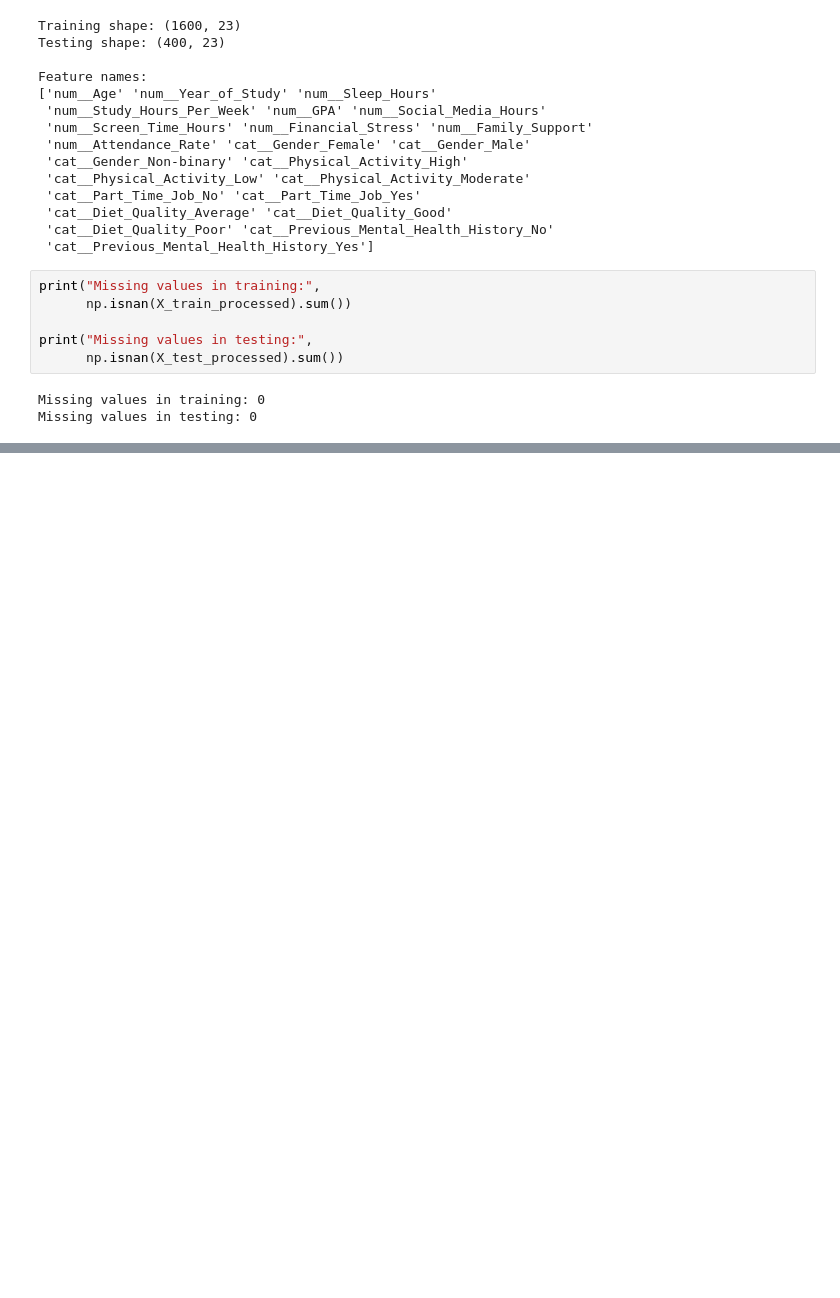
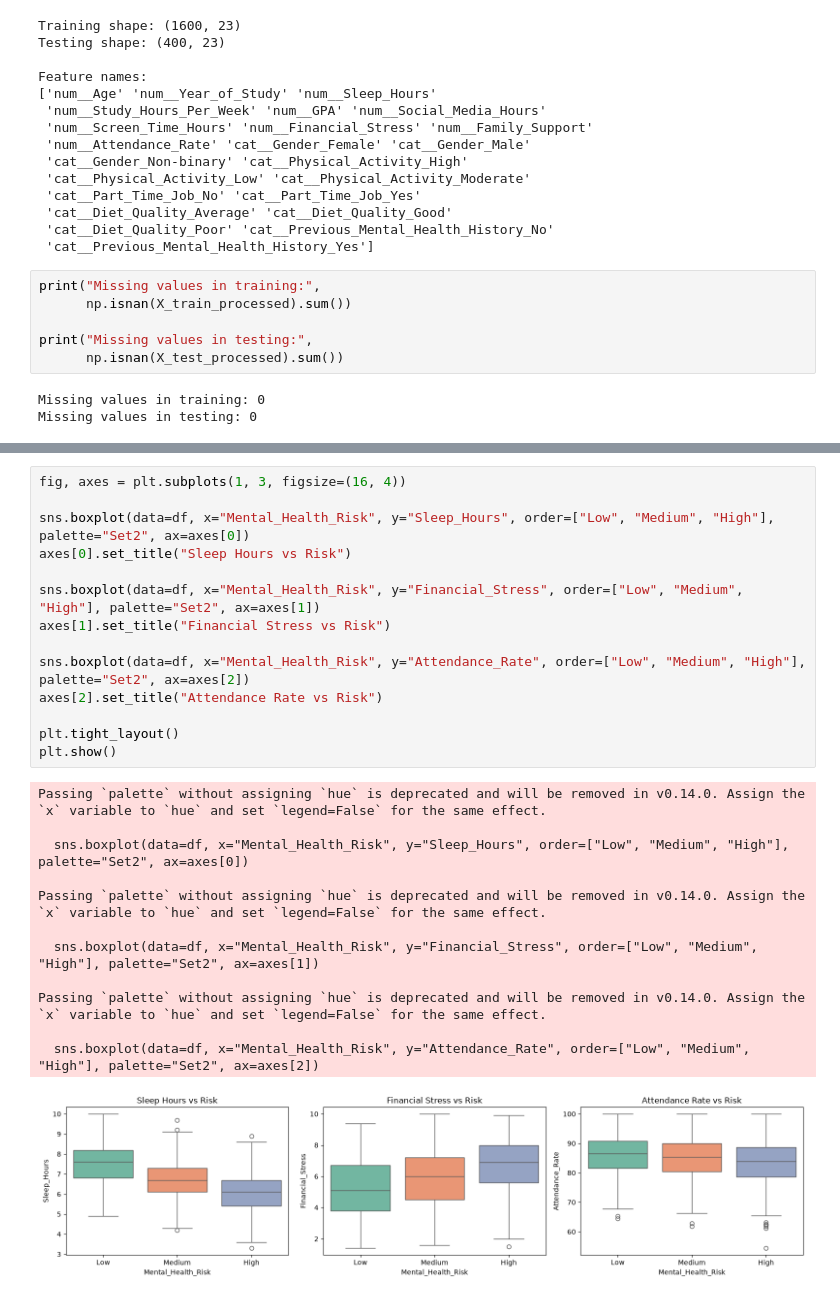
Before and after one commit to Othmanehaiba/Mental_Health, a Jupyter notebook: notebooks/01_eda_and_audit.ipynb, the cells around one changed output, grey strips where cells are left out. Cells and saved outputs as stored; diff of their text form; blank space fills up the shorter version.

```diff
--- a/notebooks/01_eda_and_audit.ipynb
+++ b/notebooks/01_eda_and_audit.ipynb
@@ -412,0 +443,27 @@ Missing values in testing: 0
+# %%
+fig, axes = plt.subplots(1, 3, figsize=(16, 4))
+
+sns.boxplot(data=df, x="Mental_Health_Risk", y="Sleep_Hours", order=["Low", "Medium", "High"], palette="Set2", ax=axes[0])
+axes[0].set_title("Sleep Hours vs Risk")
+
+sns.boxplot(data=df, x="Mental_Health_Risk", y="Financial_Stress", order=["Low", "Medium", "High"], palette="Set2", ax=axes[1])
+axes[1].set_title("Financial Stress vs Risk")
+
+sns.boxplot(data=df, x="Mental_Health_Risk", y="Attendance_Rate", order=["Low", "Medium", "High"], palette="Set2", ax=axes[2])
+axes[2].set_title("Attendance Rate vs Risk")
+
+plt.tight_layout()
+plt.show()
+# %% [output]
+Passing `palette` without assigning `hue` is deprecated and will be removed in v0.14.0. Assign the `x` variable to `hue` and set `legend=False` for the same effect.
+
+  sns.boxplot(data=df, x="Mental_Health_Risk", y="Sleep_Hours", order=["Low", "Medium", "High"], palette="Set2", ax=axes[0])
+
+Passing `palette` without assigning `hue` is deprecated and will be removed in v0.14.0. Assign the `x` variable to `hue` and set `legend=False` for the same effect.
+
+  sns.boxplot(data=df, x="Mental_Health_Risk", y="Financial_Stress", order=["Low", "Medium", "High"], palette="Set2", ax=axes[1])
+
+Passing `palette` without assigning `hue` is deprecated and will be removed in v0.14.0. Assign the `x` variable to `hue` and set `legend=False` for the same effect.
+
+  sns.boxplot(data=df, x="Mental_Health_Risk", y="Attendance_Rate", order=["Low", "Medium", "High"], palette="Set2", ax=axes[2])
+[figure, added]
```
Also changed, not shown: parts of 3 cells of this notebook, 2 other files.
